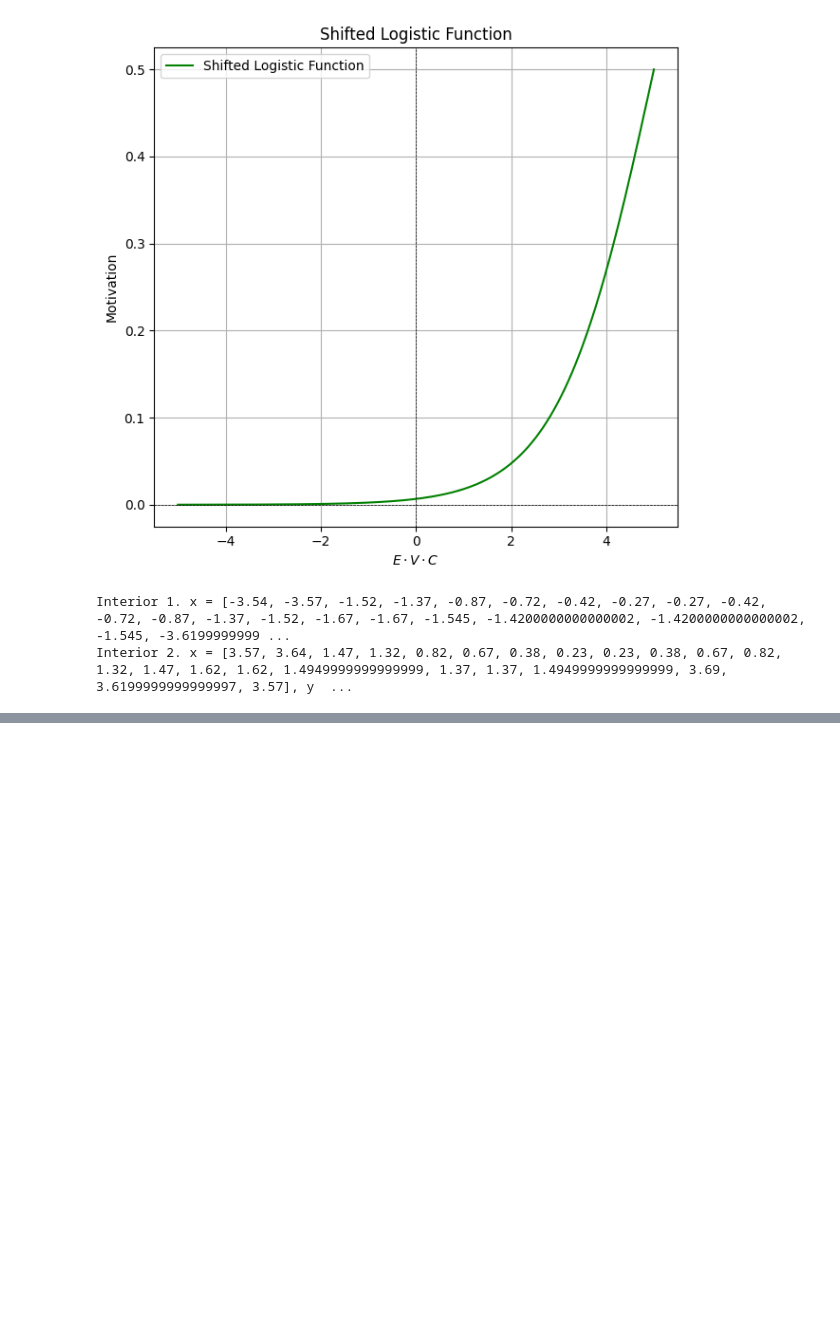
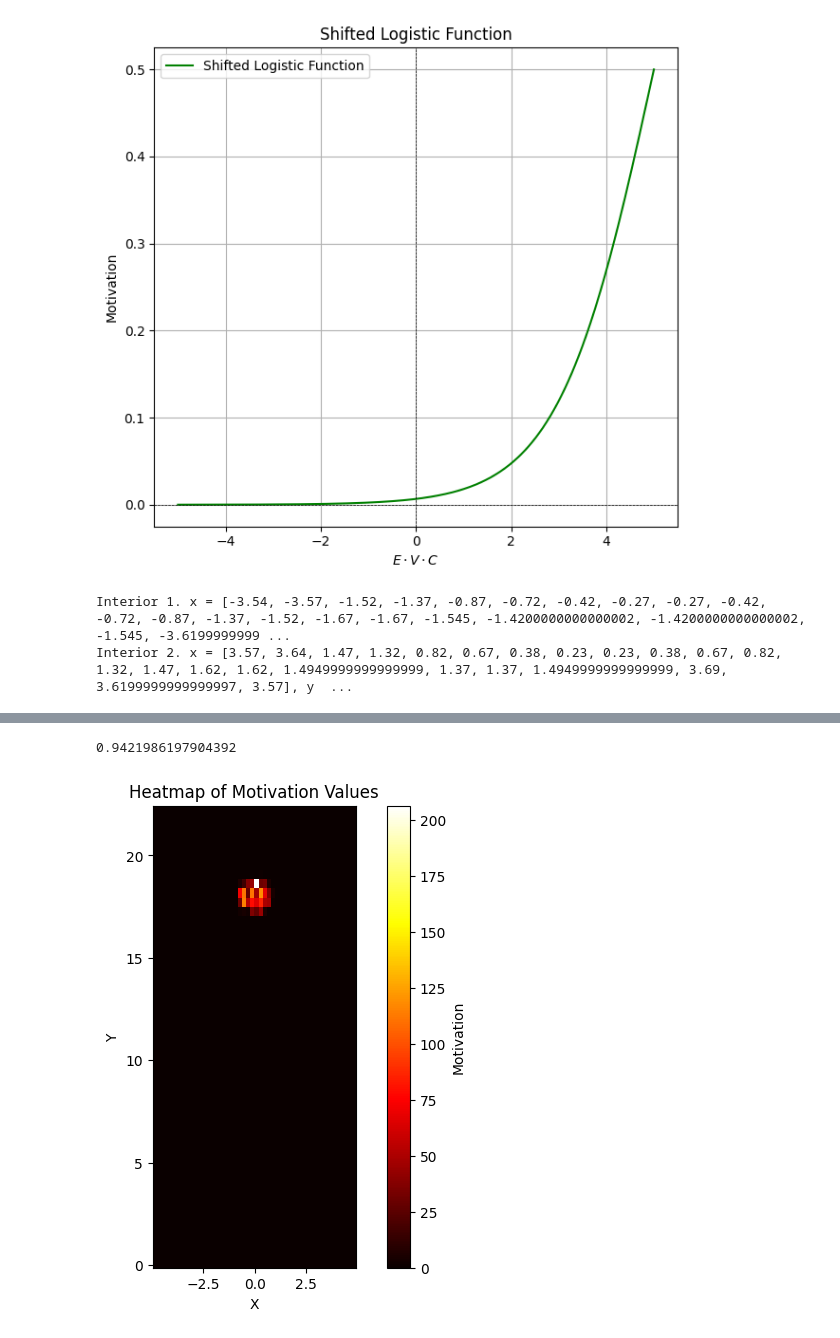
Before and after one commit to PedestrianDynamics/Motivation, a Jupyter notebook: positions.ipynb, the cells around one changed output, grey strips where cells are left out. Drawn from its saved outputs; the diff is of its cells as text; code cells hidden in the pictures; blank space fills up the shorter version.

```diff
--- a/positions.ipynb
+++ b/positions.ipynb
@@ -351,0 +360,18 @@ MM
+# %%
+
+x_values = df["x"].to_numpy()
+y_values = df["y"].to_numpy()
+motivation_values = df["motivation"].to_numpy()
+plt.figure(figsize=(8, 6))
+heatmap, xedges, yedges = np.histogram2d(x_values, y_values, bins=50, weights=motivation_values)
+
+plt.imshow(heatmap.T, origin='lower', cmap='hot', extent=[xedges[0], xedges[-1], yedges[0], yedges[-1]])
+plt.colorbar(label='Motivation')
+print(max(motivation_values))
+plt.xlabel('X')
+plt.ylabel('Y')
+plt.title('Heatmap of Motivation Values')
+plt.show()
+# %% [output]
+0.9421986197904392
+[figure, added]
```
Also changed, not shown: parts of 8 cells of this notebook, 4 other files.
